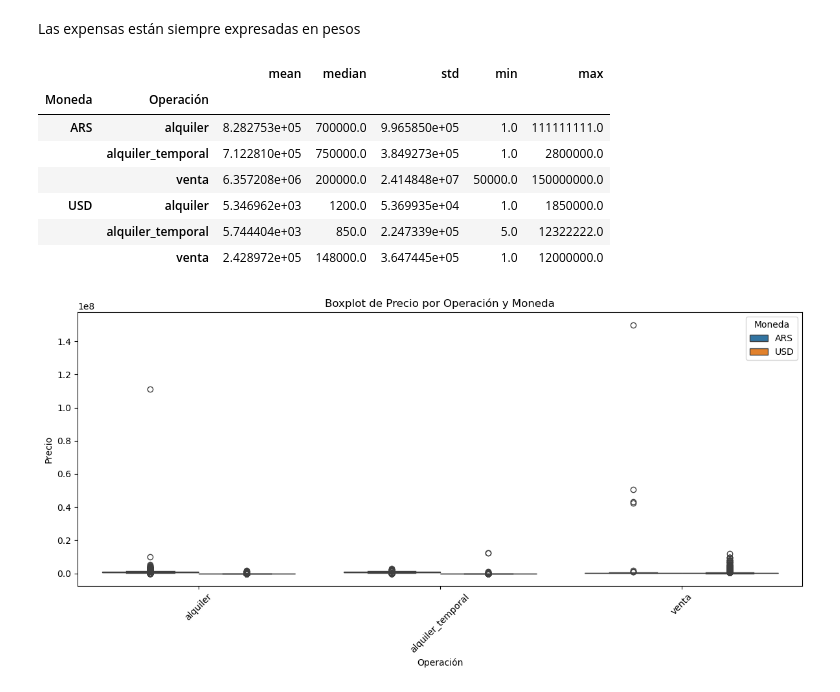
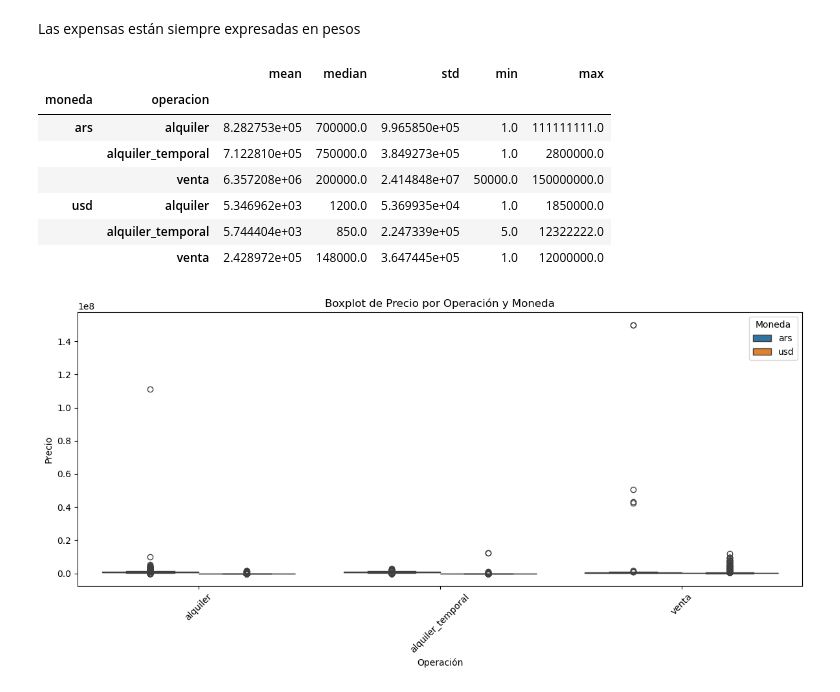
Before and after one commit to clararodriguezacevedo/descriptiva-real-estate, a Jupyter notebook: notebooks/eda.ipynb, the cells around one changed output. Saved outputs shown, nothing was run; the diff lists cells and outputs as text; code cells hidden in the pictures.

```diff
--- a/notebooks/eda.ipynb
+++ b/notebooks/eda.ipynb
@@ -42 +73,3 @@ df.describe()
+# %%
+df.columns = (df.columns.str.lower())
 # %% [markdown]
@@ -77,25 +142,25 @@ dtype: int64
 # %% [markdown]
 Arreglamos las columnas de los precios, identificando la moneda utilizada. Asumimos que los precios que leen 'USD' son los que están en dólares, y los que no los que estan en Pesos.
 # %%
-df['Moneda'] = df['Precio'].apply(lambda x: 'USD' if 'usd' in str(x).lower() else 'ARS')
+df['moneda'] = df['precio'].apply(lambda x: 'usd' if 'usd' in str(x).lower() else 'ars')
 # %%
-df['Precio'] = (df['Precio'].astype(str).str.lower().str.replace('usd', '', regex=False).str.replace('ars', '', regex=False).str.replace('$', '', regex=False).str.replace('.', '', regex=False).str.strip())
-df['Precio'] = df["Precio"].apply(lambda x: float(x) if x != 'consultar' else np.nan)
+df['precio'] = (df['precio'].astype(str).str.lower().str.replace('usd', '', regex=False).str.replace('ars', '', regex=False).str.replace('$', '', regex=False).str.replace('.', '', regex=False).str.strip())
+df['precio'] = df["precio"].apply(lambda x: float(x) if x != 'consultar' else np.nan)
 # %% [markdown]
 Las expensas están siempre expresadas en pesos
 # %%
-df['Expensas'] = (df['Expensas'].str.replace('$', '', regex=False).str.replace('.', '', regex=False).str.strip())
-df['Expensas'] = df["Expensas"].apply(lambda x: float(x) if x != '' else np.nan)
+df['expensas'] = (df['expensas'].str.replace('$', '', regex=False).str.replace('.', '', regex=False).str.strip())
+df['expensas'] = df["expensas"].apply(lambda x: float(x) if x != '' else np.nan)
 # %%
-resumen_moneda = df.groupby(["Moneda", "Operación"])["Precio"].agg(["mean", "median", "std", "min", "max"])
+resumen_moneda = df.groupby(["moneda", "operacion"])["precio"].agg(["mean", "median", "std", "min", "max"])
 resumen_moneda
 # %% [output]
 |  |  | mean | median | std | min | max |
-| Moneda | Operación |  |  |  |  |  |
-| ARS | alquiler | 8.282753e+05 | 700000.0 | 9.965850e+05 | 1.0 | 111111111.0 |
+| moneda | operacion |  |  |  |  |  |
+| ars | alquiler | 8.282753e+05 | 700000.0 | 9.965850e+05 | 1.0 | 111111111.0 |
 |  | alquiler_temporal | 7.122810e+05 | 750000.0 | 3.849273e+05 | 1.0 | 2800000.0 |
 |  | venta | 6.357208e+06 | 200000.0 | 2.414848e+07 | 50000.0 | 150000000.0 |
-| USD | alquiler | 5.346962e+03 | 1200.0 | 5.369935e+04 | 1.0 | 1850000.0 |
+| usd | alquiler | 5.346962e+03 | 1200.0 | 5.369935e+04 | 1.0 | 1850000.0 |
 |  | alquiler_temporal | 5.744404e+03 | 850.0 | 2.247339e+05 | 5.0 | 12322222.0 |
 |  | venta | 2.428972e+05 | 148000.0 | 3.647445e+05 | 1.0 | 12000000.0 |
 # %%
```
Also changed, not shown: parts of 23 cells of this notebook, 1 other file.
